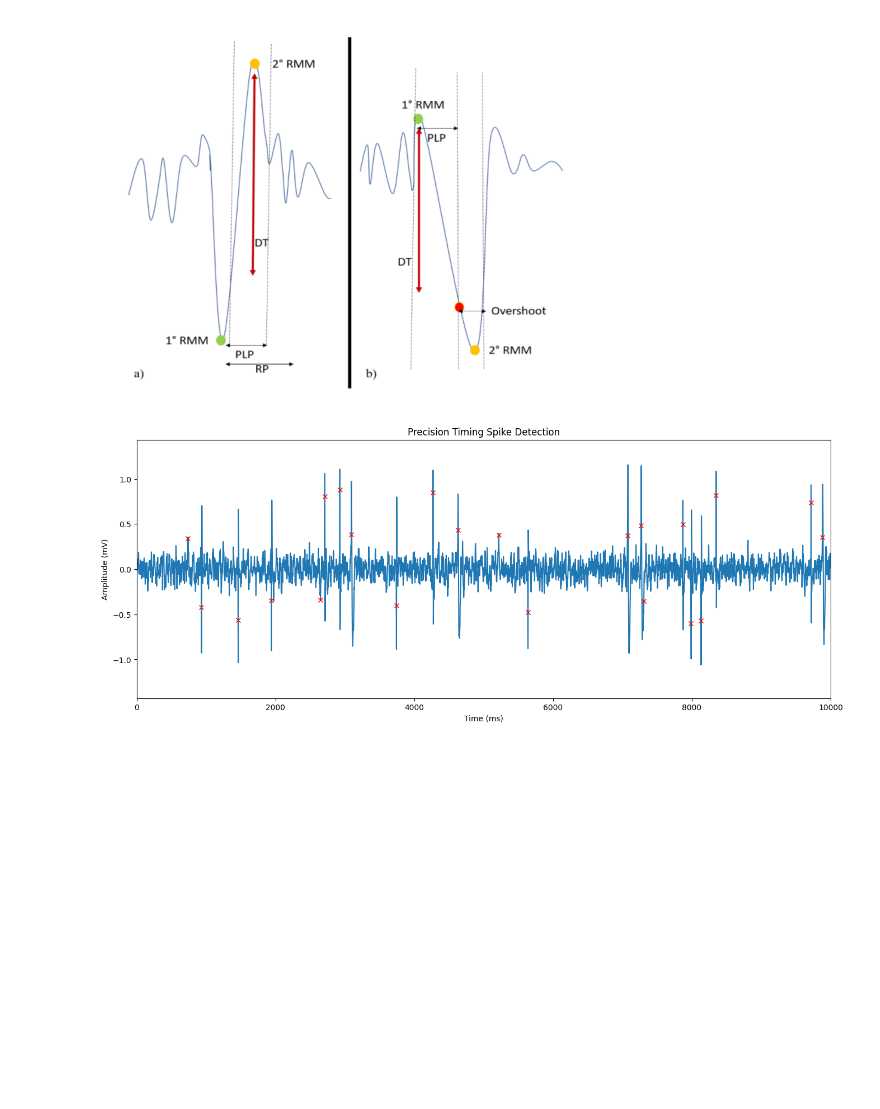
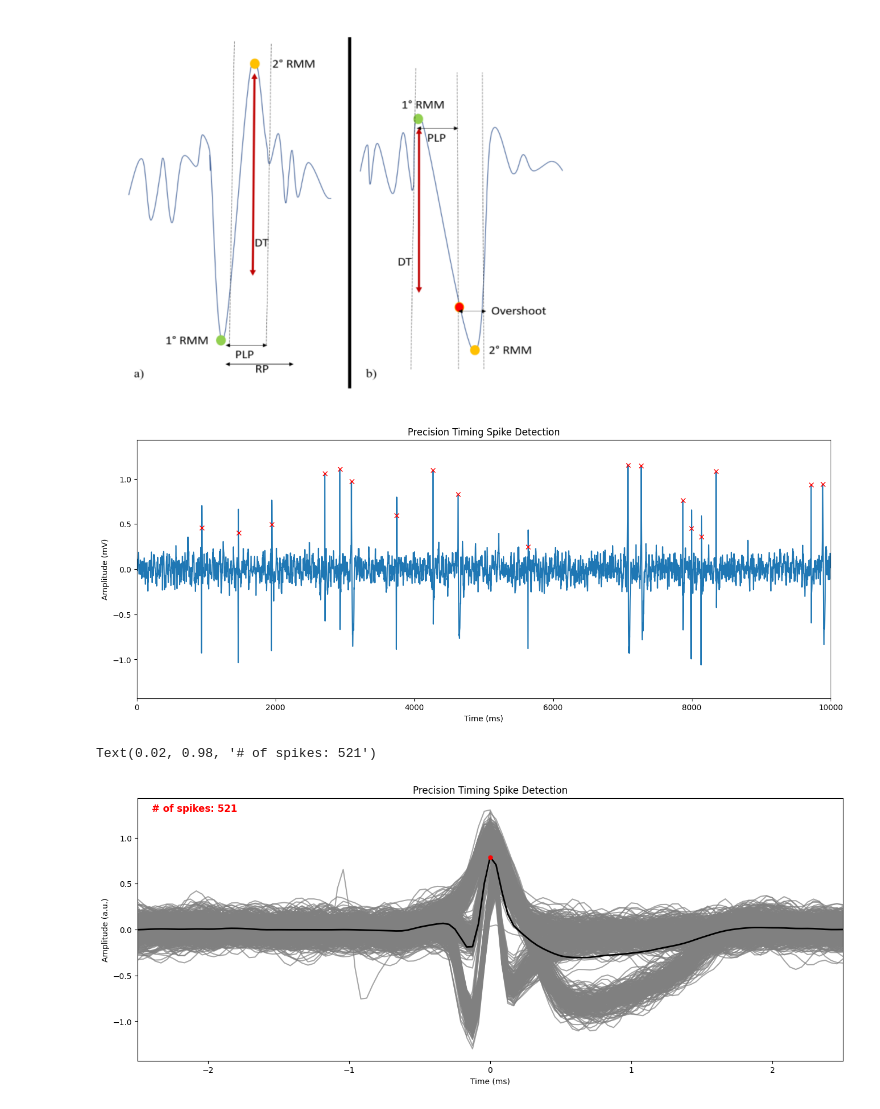
Before and after one commit to omismone/neural-signal-analysis-notes, a Jupyter notebook: labs/lab1/mySpikeDetection.ipynb, the cells around one changed output. Saved outputs shown, nothing was run; the diff lists cells and outputs as text; code cells hidden in the pictures; blank space fills up the shorter version.

```diff
--- a/labs/lab1/mySpikeDetection.ipynb
+++ b/labs/lab1/mySpikeDetection.ipynb
@@ -130,16 +183,16 @@ def differential_th(data, th, wdw_length, sfreq):
     while i < len(data):
       wdw = data[i:i+displacement]
       if np.max(wdw) - np.min(wdw) > th:
-        spike_train.append(i)
+        spike_train.append(i + np.argmax(wdw))
       i += displacement
     return spike_train
 
 # Differential threshold spike detection
-th = 6 * np.std(data)
-wdw_length = 2.3 * 1e-3
+th = np.mean(data) + 8 * np.std(data)
+wdw_length = 2.5 * 1e-3
 spike_train_dt = differential_th(data, th, wdw_length, sfreq)
 
-# Plot spikes
+# Plot spikes over the signal
 plt.figure(figsize=(16, 6))
 plt.plot(data)
 plt.plot(spike_train_dt, data[spike_train_dt], 'rx')
@@ -148,4 +201,10 @@ plt.ylabel('Amplitude (mV)')
 plt.title('Differential threshold spike detection')
 plt.xlim([0, 10000]) # plotting only the first TEN seconds to make spikes more visible
 plt.show()
+
+# PLot spikes
+fig, ax = plt.subplots(1, 1, figsize=(16, 6))
+plot_spikes(data, spike_train_dt, 5e-3, sfreq, ax)
+ax.set_title('Differential threshold')
+ax.text(0.05, 0.95, f'# of spikes: {len(spike_train_dt)}', fontsize=12, fontweight='bold', color='red', transform=ax.transAxes, verticalalignment='top')
 # %% [output]
@@ -225,35 +286,43 @@ def PTSD(data, th, PLP, overshoot, RP, sfreq):
         if second_RMM_idx == search_end -1 and second_RMM_idx < len(data) -1:
             overshoot_start = second_RMM_idx
             overshoot_end = min(second_RMM_idx + overshoot_samples, len(data))
 
             if data[i] > th:
                  second_RMM_idx = overshoot_start + np.argmin(data[overshoot_start:overshoot_end])
             elif data[i] < -th:
                 second_RMM_idx = overshoot_start + np.argmax(data[overshoot_start:overshoot_end])
 
         #Differential Threshold check
         if abs(data[first_RMM_idx] - data[second_RMM_idx]) > th:
-            spike_train.append(first_RMM_idx)
+            spike_train.append(first_RMM_idx + np.argmax(data[first_RMM_idx:second_RMM_idx]))
             i = second_RMM_idx + RP_samples # Move index to account for Refractory Period
         else:
             i += 1
 
     return spike_train
 
 # Precision timing spike detection (PTSD)
-PLP = 1 * 1e-3
-th = 2 * np.std(data)
+PLP = 2 * 1e-3
+th = 4 * np.std(data)
 overshoot = 0.5 * 1e-3
 spike_train_ptsd = PTSD(data, th, PLP, overshoot, RP, sfreq)
 
-# Plot spikes
+# Plot spikes over the signal
 plt.figure(figsize=(16, 6))
 plt.plot(data)
 plt.plot(spike_train_ptsd, data[spike_train_ptsd], 'rx')
 plt.xlabel('Time (ms)')
 plt.ylabel('Amplitude (mV)')
 plt.title('Precision Timing Spike Detection')
 plt.xlim([0, 10000]) # plotting only the first TEN seconds to make spikes more visible
 plt.show()
+
+# PLot spikes
+fig, ax = plt.subplots(1, 1, figsize=(16, 6))
+plot_spikes(data, spike_train_ptsd, 5e-3, sfreq, ax)
+ax.set_title('Precision Timing Spike Detection')
+ax.text(0.02, 0.98, f'# of spikes: {len(spike_train_ptsd)}', fontsize=12, fontweight='bold', color='red', transform=ax.transAxes, verticalalignment='top')
 # %% [output]
-[figure, old version]
+[figure, new version]
+Text(0.02, 0.98, '# of spikes: 521')
+[figure, added]
```
Also changed, not shown: parts of 4 cells of this notebook.
